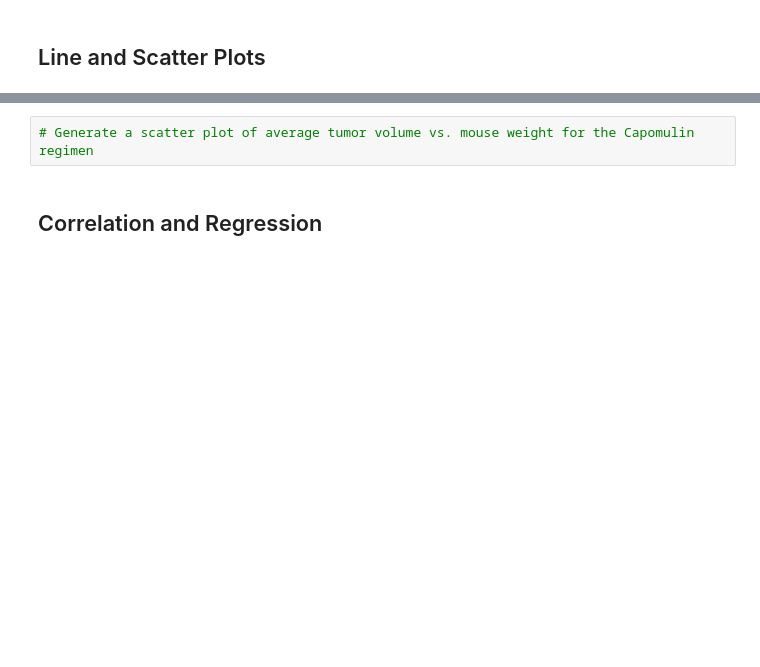
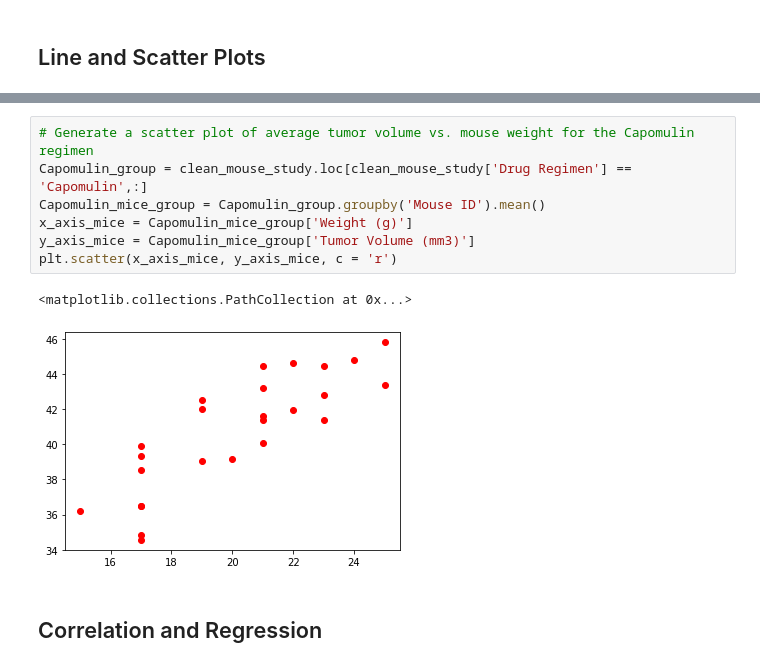
Before and after one commit to ichakrabarty/matplotlib-challenge, a Jupyter notebook: Pymaceuticals/pymaceuticals_starter.ipynb, the cells around one changed output, grey strips where cells are left out. Cells and saved outputs as stored; diff of their text form; blank space fills up the shorter version.

```diff
--- a/Pymaceuticals/pymaceuticals_starter.ipynb
+++ b/Pymaceuticals/pymaceuticals_starter.ipynb
@@ -329,5 +340,13 @@ plt.show()
 # %%
 # Generate a scatter plot of average tumor volume vs. mouse weight for the Capomulin regimen
+Capomulin_group = clean_mouse_study.loc[clean_mouse_study['Drug Regimen'] == 'Capomulin',:]
+Capomulin_mice_group = Capomulin_group.groupby('Mouse ID').mean()
+x_axis_mice = Capomulin_mice_group['Weight (g)']
+y_axis_mice = Capomulin_mice_group['Tumor Volume (mm3)']
+plt.scatter(x_axis_mice, y_axis_mice, c = 'r')
+# %% [output]
+<matplotlib.collections.PathCollection at 0x...>
+[figure, added]
 # %% [markdown]
 ## Correlation and Regression
 # %%
```
Also changed, not shown: parts of 1 cell of this notebook.
